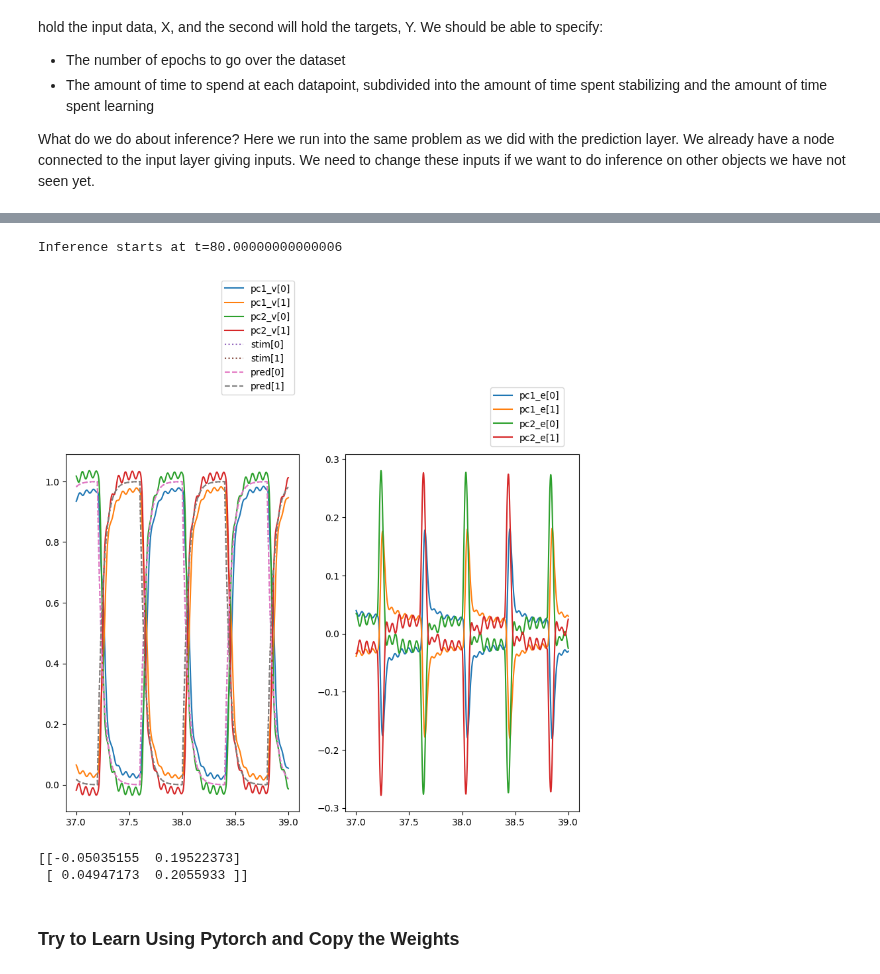
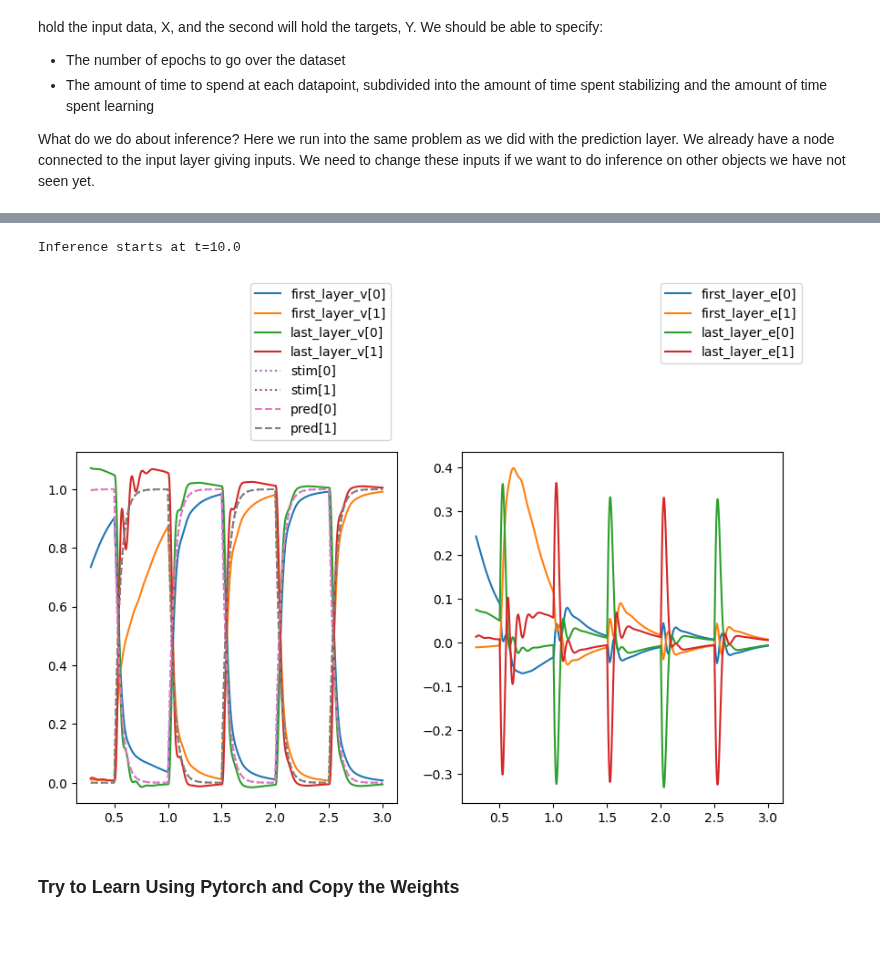
Before and after one commit to jorchard/pc_nengo, a Jupyter notebook: predictive_coding.ipynb, the cells around one changed output, grey strips where cells are left out. Cells and saved outputs as stored; diff of their text form; code cells hidden in the pictures; blank space fills up the shorter version.

```diff
--- a/predictive_coding.ipynb
+++ b/predictive_coding.ipynb
@@ -521,7 +521,7 @@ def train_network(sim, pc_net, stabilize_time, learn_time, t):
 # Using PCNetwork class
 n = 1
 with nengo.Network() as net:
-    tau = 0.01
+    tau = 0.001
     #============== Run in Direct mode =======================
     net.config[nengo.Ensemble].neuron_type = nengo.Direct()
     #=========================================================
@@ -531,12 +531,12 @@ with nengo.Network() as net:
     # Inputs
     D = 2
     stab = 0
-    learn = 0.4
+    learn = 0.5
     # our 'raw' data
     x_data = np.array([[1, 0],[0, 1]])
     y_data = np.array([[1, 0],[0, 1]])
     #create the dictionaries to pass into the piecewise functiona
-    x_input, y_input, t = create_learning_inputs(x_data, y_data, 100, stab, learn, shuffle=False)
+    x_input, y_input, t = create_learning_inputs(x_data, y_data, 10, stab, learn, shuffle=False)
     #hardcode the inference phase
     x_input[t] = [1, 0]
     x_input[t+5] = [0, 1]
@@ -547,14 +547,14 @@ with nengo.Network() as net:
     pred = nengo.Node(nengo.processes.Piecewise(y_input))  # percept (top layer)
 
     # PC layers
-    PC_net = PCNetwork(n_nodes=[2, 5, 2], tau_learn=1, symmetric=True, activation=None, t=t)
+    PC_net = PCNetwork(n_nodes=[2, 10, 2], tau_learn=0.1, symmetric=True, activation=["tanh", None], t=t)
     PC_net.connect_input(stim=stim)
     PC_net.connect_output(pred)
-    '''
-     [     /-->         ] -W-> [      /-->       ] -W-> [      /-->       ]      [      ]
-     [ stim     stim_err]      [ pc1.v     pc1.e ]      [ pc2.v     pc2.e ]      [ pred ]
-     [                  ] <-M- [       <--/      ] <-M- [       <--/      ] <-M- [      ]
-    '''
+
+    """
+    [stim] <=/=> [layer 1] <=W=> [layer 2] <=W=> [layer 3] <=/= [pred]
+    W are learnable weights
+    """
 
 
     # Set up a bunch of probes (so we can plot stuff later)
@@ -597,29 +597,25 @@ Inference starts at t=80.00000000000006
 # %%
-fig, ax = plt.subplots(nrows=1, ncols=2, figsize=(10,7))
-idx = [0, 600]
-idx = [37000, 39000]
+fig, ax = plt.subplots(nrows=1, ncols=2, figsize=(10,5))
+
+idx = [280, 3000]
+#idx = [70000, 72000]
 tt = sim.trange()[idx[0]:idx[1]]
 
 ax[0].plot(tt, sim.data[p_pc1v][idx[0]:idx[1]]);
 ax[1].plot(tt, sim.data[p_pc1e][idx[0]:idx[1]]);
 ax[0].plot(tt, sim.data[p_pc_end_v][idx[0]:idx[1]]);
 ax[1].plot(tt, sim.data[p_pc_end_e][idx[0]:idx[1]]);
 ax[0].plot(tt, sim.data[p_stim][idx[0]:idx[1]], ':');
 ax[0].plot(tt, sim.data[p_pred][idx[0]:idx[1]], "--");
-ax[0].legend(['pc1_v[0]', 'pc1_v[1]', 'pc2_v[0]', 'pc2_v[1]', 'stim[0]', 'stim[1]', 'pred[0]', 'pred[1]'],
+ax[0].legend(['first_layer_v[0]', 'first_layer_v[1]', 'last_layer_v[0]', 'last_layer_v[1]', 'stim[0]', 'stim[1]', 'pred[0]', 'pred[1]'],
              loc='upper right', bbox_to_anchor=(1, 1.5));
-ax[1].legend(['pc1_e[0]', 'pc1_e[1]', 'pc2_e[0]', 'pc2_e[1]'],
-             loc='upper left', bbox_to_anchor=(0.6, 1.2));
+ax[1].legend(['first_layer_e[0]', 'first_layer_e[1]', 'last_layer_e[0]', 'last_layer_e[1]'],
+             loc='upper left', bbox_to_anchor=(0.6, 1.5));
 
 print(f"Inference starts at t={t}")
 # %% [output]
-Inference starts at t=80.00000000000006
+Inference starts at t=10.0
-[figure, old version]
+[figure, new version]
-# %%
-print(PC_net.connections[0].W)
-# %% [output]
-[[-0.05035155  0.19522373]
- [ 0.04947173  0.2055933 ]]
 # %% [markdown]
 ### Try to Learn Using Pytorch and Copy the Weights
 # %%
```
Also changed, not shown: parts of 14 cells of this notebook.
